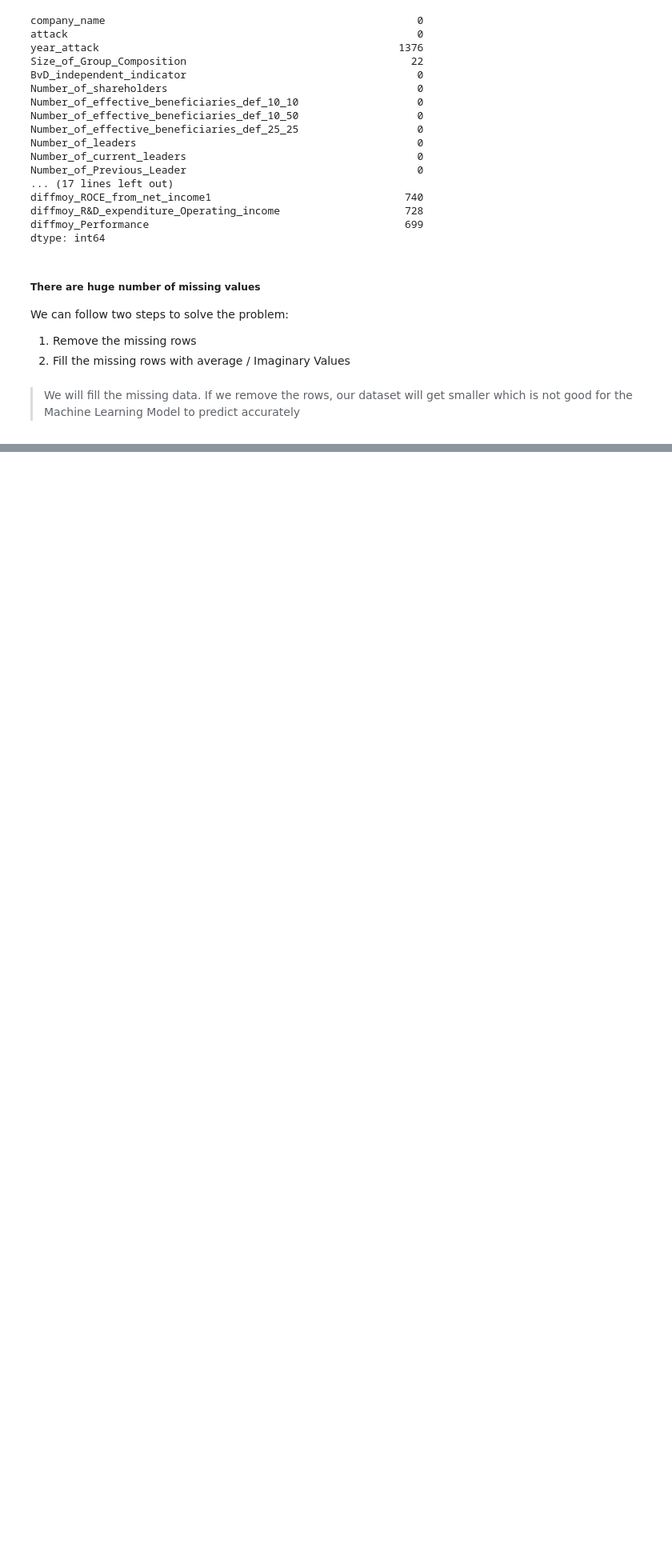
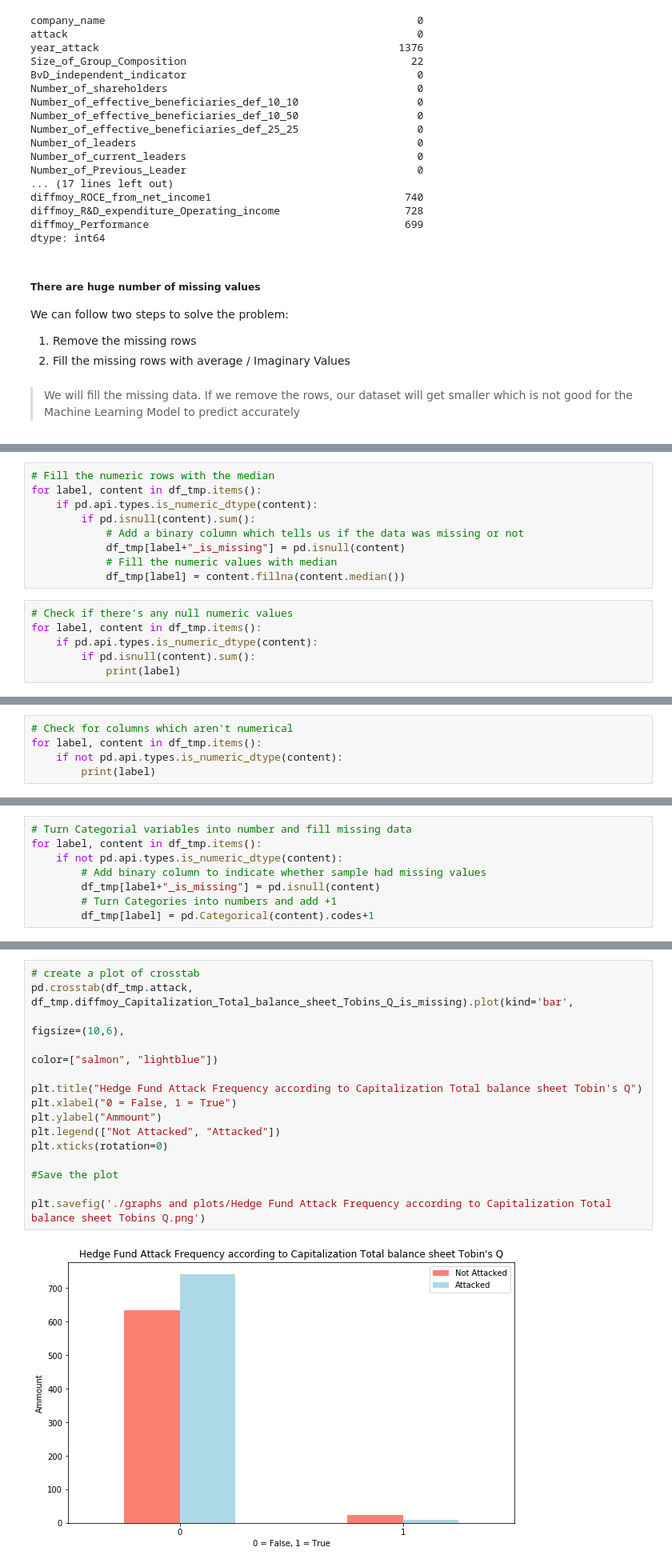
Before and after one commit to tanvirakibul/hedge_fund-attack-ml, a Jupyter notebook: predicting companies getting attacked by a hedge fund.ipynb, the cells around one changed output, grey strips where cells are left out. Shown at 80% size. Saved outputs shown, nothing was run; the diff lists cells and outputs as text; blank space fills up the shorter version.

```diff
--- a/predicting companies getting attacked by a hedge fund.ipynb
+++ b/predicting companies getting attacked by a hedge fund.ipynb
@@ -174,0 +375,15 @@ We can follow two steps to solve the problem:
+# %%
+# Fill the numeric rows with the median
+for label, content in df_tmp.items():
+    if pd.api.types.is_numeric_dtype(content):
+        if pd.isnull(content).sum():
+            # Add a binary column which tells us if the data was missing or not
+            df_tmp[label+"_is_missing"] = pd.isnull(content)
+            # Fill the numeric values with median
+            df_tmp[label] = content.fillna(content.median())
+# %%
+# Check if there's any null numeric values
+for label, content in df_tmp.items():
+    if pd.api.types.is_numeric_dtype(content):
+        if pd.isnull(content).sum():
+            print(label)
@@ -174,0 +420,5 @@ We can follow two steps to solve the problem:
+# %%
+# Check for columns which aren't numerical
+for label, content in df_tmp.items():
+    if not pd.api.types.is_numeric_dtype(content):
+        print(label)
@@ -174,0 +432,8 @@ We can follow two steps to solve the problem:
+# %%
+# Turn Categorial variables into number and fill missing data
+for label, content in df_tmp.items():
+    if not pd.api.types.is_numeric_dtype(content):
+        # Add binary column to indicate whether sample had missing values
+        df_tmp[label+"_is_missing"] = pd.isnull(content)
+        # Turn Categories into numbers and add +1
+        df_tmp[label] = pd.Categorical(content).codes+1
@@ -174,0 +558,17 @@ We can follow two steps to solve the problem:
+# %%
+# create a plot of crosstab
+pd.crosstab(df_tmp.attack, df_tmp.diffmoy_Capitalization_Total_balance_sheet_Tobins_Q_is_missing).plot(kind='bar',
+                                                                                                   figsize=(10,6),
+                                                                                               color=["salmon", "lightblue"])
+
+plt.title("Hedge Fund Attack Frequency according to Capitalization Total balance sheet Tobin's Q")
+plt.xlabel("0 = False, 1 = True")
+plt.ylabel("Ammount")
+plt.legend(["Not Attacked", "Attacked"])
+plt.xticks(rotation=0)
+
+#Save the plot
+
+plt.savefig('./graphs and plots/Hedge Fund Attack Frequency according to Capitalization Total balance sheet Tobins Q.png')
+# %% [output]
+[figure, added]
```
Also changed, not shown: parts of 85 cells of this notebook.
